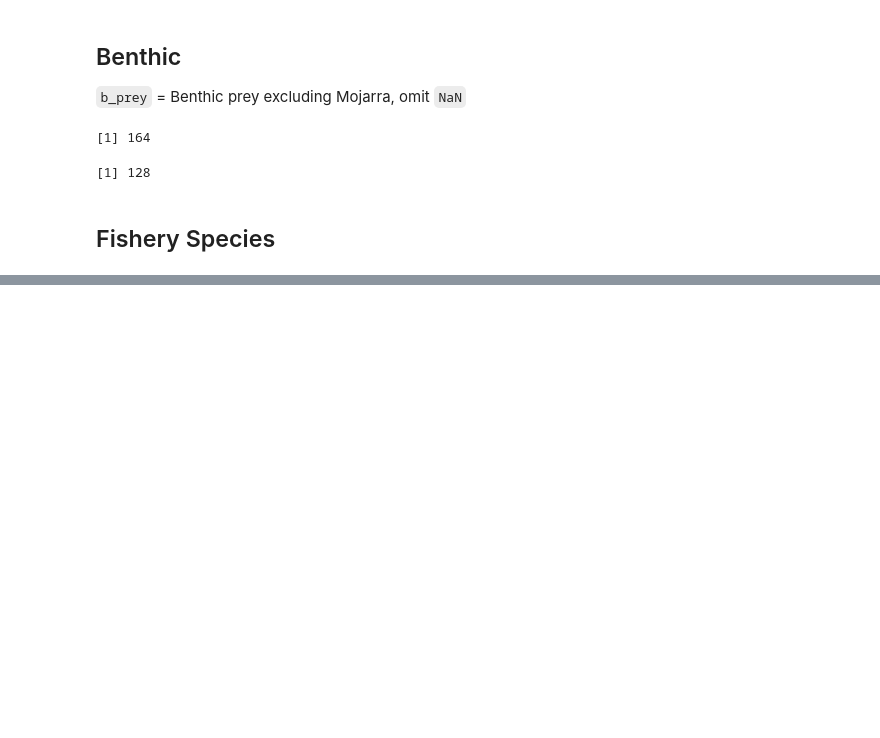
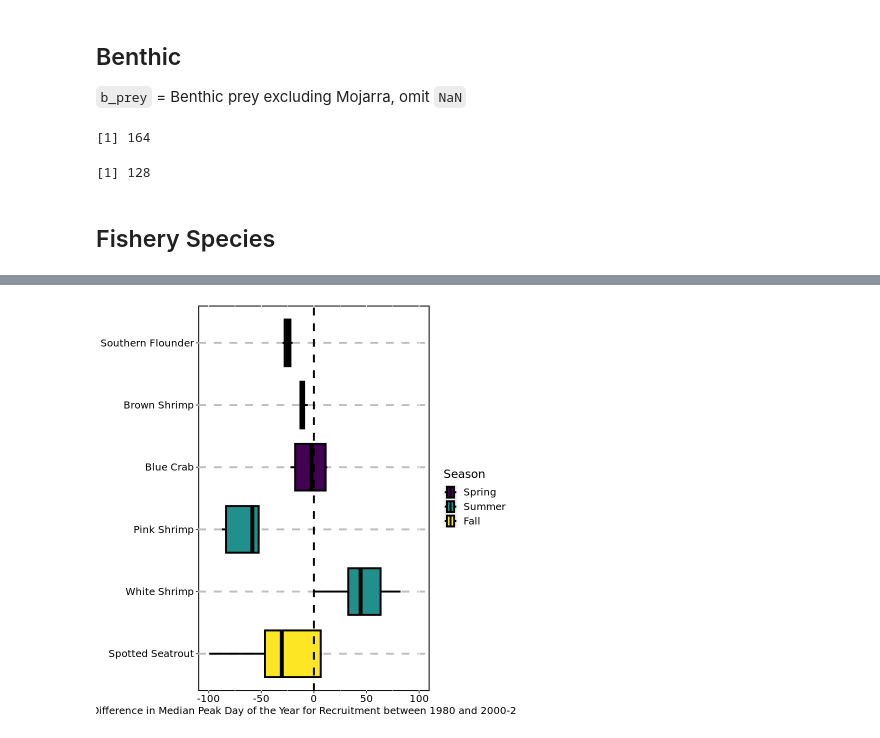
Before and after one commit to oybcst/phenology-fish-and-invertebrates, a Jupyter notebook: index.ipynb, the cells around one changed output, grey strips where cells are left out. Drawn from its saved outputs; the diff is of its cells as text; code cells hidden in the pictures; blank space fills up the shorter version.

```diff
--- a/index.ipynb
+++ b/index.ipynb
@@ -54,0 +53,9 @@ ERROR: Error in parse(text = x, srcfile = src): <text>:1:6: unexpected symbol
+# %%
+f_spec <- df[df$group == "Fishery Species",]
+nrow(f_spec)
+f_spec <- na.omit(f_spec[f_spec$species != "Whiting",])
+nrow(f_spec)
+f_spec <- na.omit(f_spec[f_spec$species != "Sand Seatrout",])
+nrow(f_spec)
+f_spec <- na.omit(f_spec[f_spec$species != "Pigfish",])
+nrow(f_spec)
@@ -81,0 +112,15 @@ Warning message:
+# %%
+f_spec$species <- factor(f_spec$species, levels = c("Spotted Seatrout", "White Shrimp", "Pink Shrimp", "Blue Crab", "Brown Shrimp", "Southern Flounder"))
+f_spec$season <- factor(f_spec$season, levels = c("Spring", "Summer", "Fall"))
+ggplot(f_spec[f_spec$decade == c("2000", "2010"),], aes(y = species, x = diff_median, fill = season)) +
+  geom_boxplot(outlier.shape = NA, size = 1.1, color = "black") +
+  scale_fill_viridis_d() +
+  geom_vline(xintercept = 0, linetype = "dashed", size = 1.1) +
+  xlim(-100,100) +
+  labs(x = "Difference in Median Peak Day of the Year for Recruitment between 1980 and 2000-2020", fill = "Season") +
+  theme(panel.background = element_rect(fill = "white", color = "black", size = 1.1), axis.title.y = element_blank(),
+        panel.grid.major.y = element_line(color = "grey", size = 1.10, linetype = "dashed"),
+        axis.title = element_text(color = "black", family = "sans", size = 12), axis.text = element_text(color = "black", family = "sans", size = 12),
+        legend.title = element_text(color = "black", family = "sans", size = 14),
+        legend.text = element_text(color = "black", family = "sans", size = 12))
+# %% [output]
@@ -81,0 +129 @@ Warning message:
+[figure, added]
```
Also changed, not shown: parts of 13 cells of this notebook, 3 other files.
